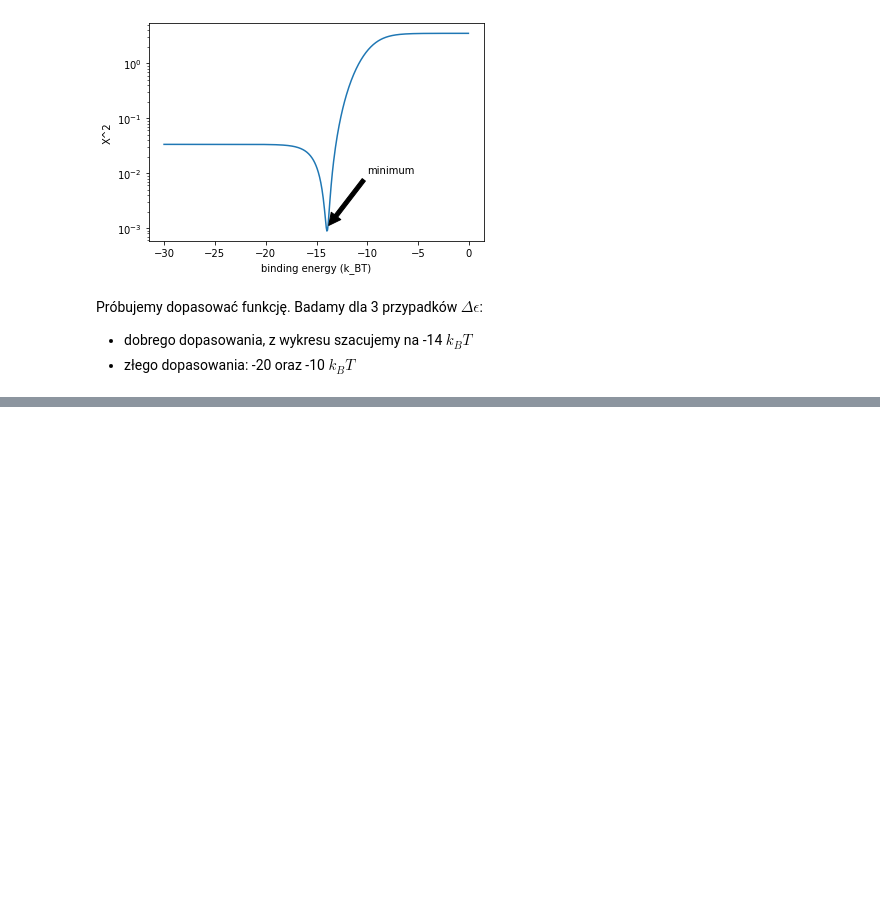
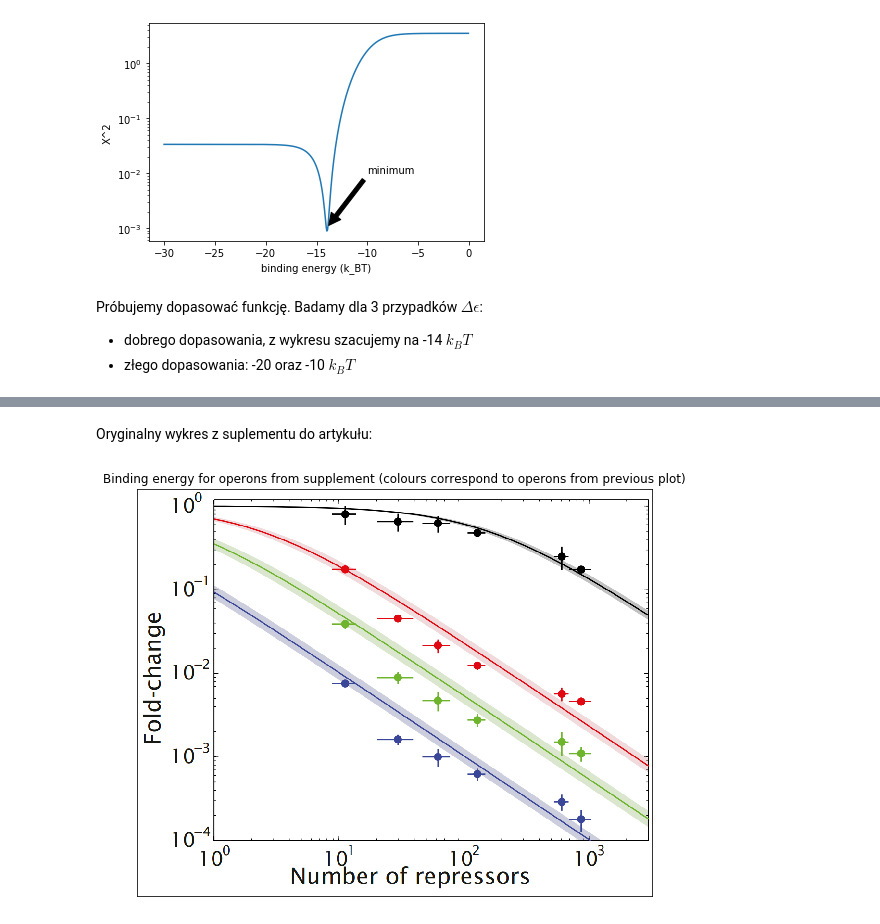
Before and after one commit to cudek/wbbbib-biologia-syntetyczna-cw5, a Jupyter notebook: cw2/DNA-binding-energy-estimation.ipynb, the cells around one changed output, grey strips where cells are left out. Cells and saved outputs as stored; diff of their text form; code cells hidden in the pictures; blank space fills up the shorter version.

```diff
--- a/cw2/DNA-binding-energy-estimation.ipynb
+++ b/cw2/DNA-binding-energy-estimation.ipynb
@@ -246,0 +265,17 @@ sp.least_squares(residFuncO2, [-14], method='lm')
+# %% [markdown]
+Oryginalny wykres z suplementu do artykułu:
+# %%
+plot_from_supplement = pimg.imread('plot.png')
+
+plt.figure(figsize = [10, 10/6.4*4.8])
+imgplot = plt.imshow(plot_from_supplement)
+
+ax = plt.gca()
+ax.axes.xaxis.set_visible(False)
+ax.axes.yaxis.set_visible(False)
+
+plt.title('Binding energy for operons from supplement (colours correspond to operons from previous plot)')
+
+plt.show()
+# %% [output]
+[figure, added]
```
Also changed, not shown: parts of 15 cells of this notebook, 3 other files.
